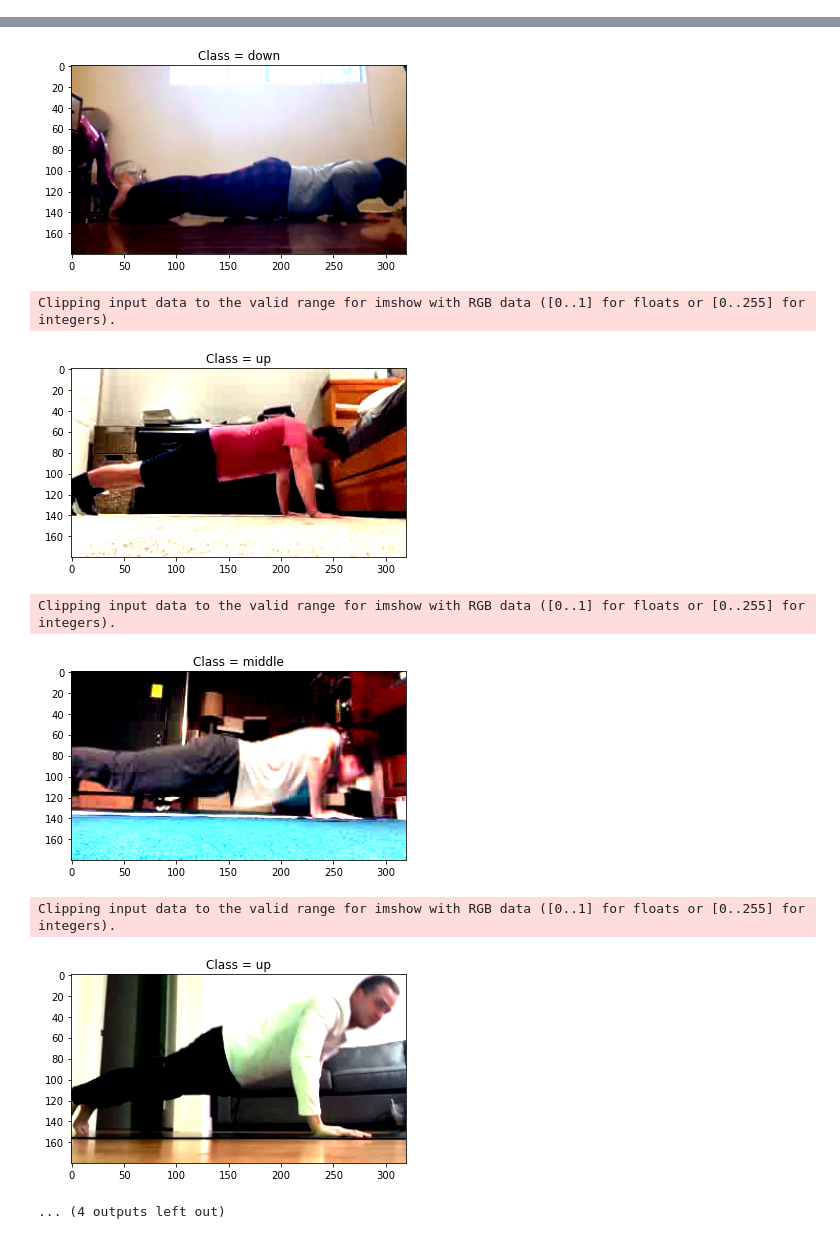
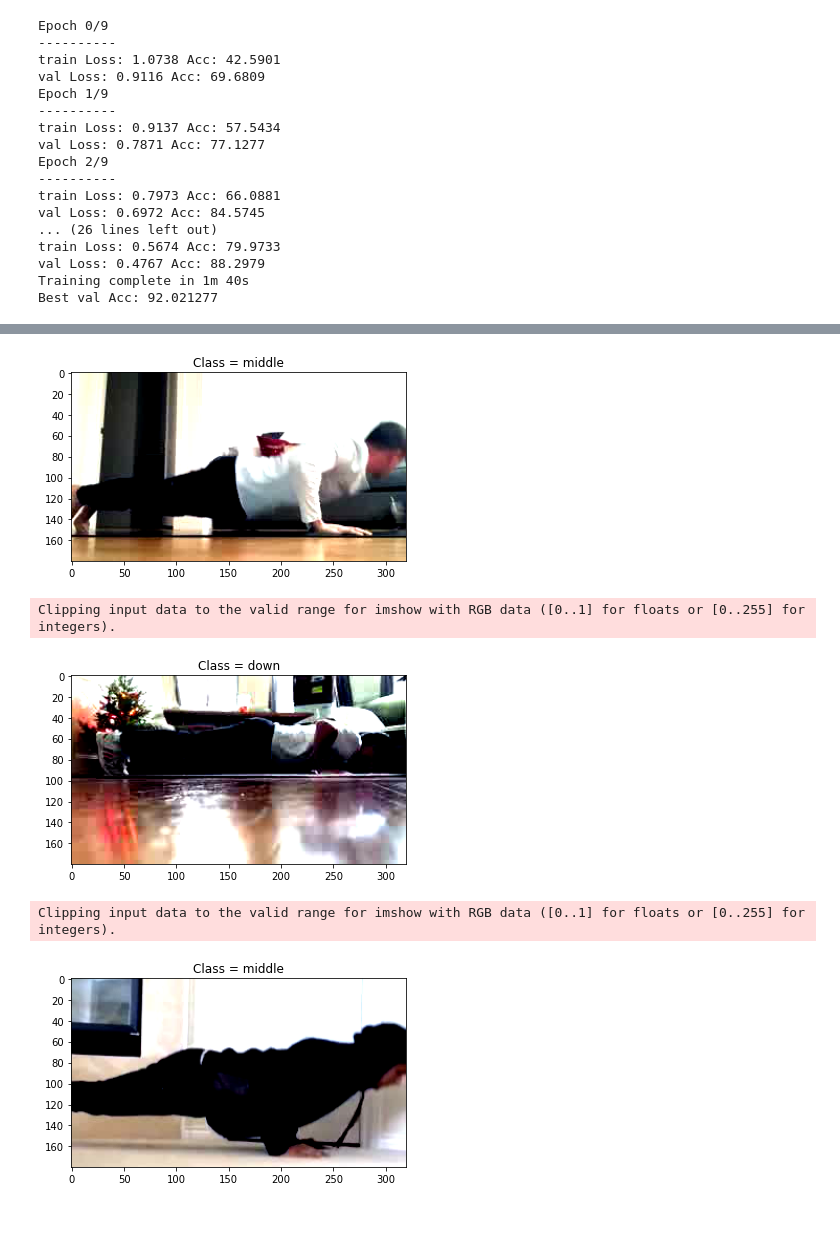
Before and after one commit to josephtrasatti/Pushup-Auto-Counter-CV, a Jupyter notebook: model.ipynb, the cells around one changed output, grey strips where cells are left out. Cells and saved outputs as stored; diff of their text form; code cells hidden in the pictures.

Commit message:
Added data download, updated train

```diff
--- a/model.ipynb
+++ b/model.ipynb
@@ -59,11 +36,11 @@ transform = transforms.Compose([
 ])
 
 
-trainset = torchvision.datasets.ImageFolder(root='/home/jupyter/Pushup-Auto-Counter-CV/data/train', transform=transform)
-valset = torchvision.datasets.ImageFolder(root='/home/jupyter/Pushup-Auto-Counter-CV/data/validation', transform=transform)
+trainset = torchvision.datasets.ImageFolder(root='./data/train', transform=transform)
+valset = torchvision.datasets.ImageFolder(root='./data/validation', transform=transform)
 
-trainloader = torch.utils.data.DataLoader(trainset, batch_size=8,
+trainloader = torch.utils.data.DataLoader(trainset, batch_size=16,
                                           shuffle=True)
 
-valloader = torch.utils.data.DataLoader(valset, batch_size=8,
+valloader = torch.utils.data.DataLoader(valset, batch_size=16,
                                           shuffle=True)
@@ -113,13 +47,13 @@ for j in range(epochs):
 # %%
-correct = 0
-total = 0
-vgg16.cuda()
-with torch.no_grad():           # Do not update gradients when evaluating
-    for data in valloader:
-        images, labels = data[0].to(device), data[1].to(device) #Put data on CUDA
-        vgg16.eval() # Set model to eval mode
-        outputs = vgg16(images) # Run forward prop
-        _, predicted = torch.max(outputs.data, 1) # Get the arg max
-        total += labels.size(0) # Add the mini batch size
-        correct += (predicted == labels).sum().item() # add the correcrt predictions
-print(100 * correct / total)
+def get_accuracy(model):
+    correct = 0
+    total = 0
+    with torch.no_grad():
+        for data in valloader:
+            images, labels = data[0].to(device), data[1].to(device)
+            model.eval()
+            outputs = model(images)
+            _, predicted = torch.max(outputs.data, 1)
+            total += labels.size(0)
+            correct += (predicted == labels).sum().item()
+    return 100 * correct / total
@@ -128,3 +118,23 @@ print(100 * correct / total)
+# %%
+train(vgg16, epochs=10, path='vgg16.pth')
+# %% [output]
+Epoch 0/9
+----------
+train Loss: 1.0738 Acc: 42.5901
+val Loss: 0.9116 Acc: 69.6809
+Epoch 1/9
+----------
+train Loss: 0.9137 Acc: 57.5434
+val Loss: 0.7871 Acc: 77.1277
+Epoch 2/9
+----------
+train Loss: 0.7973 Acc: 66.0881
+val Loss: 0.6972 Acc: 84.5745
+... (26 lines left out)
+train Loss: 0.5674 Acc: 79.9733
+val Loss: 0.4767 Acc: 88.2979
+Training complete in 1m 40s
+Best val Acc: 92.021277
 # %%
 import numpy as np
 
@@ -141,7 +151,7 @@ def show_sample(X, y, prediction=-1):
 # %%
 for i, data in enumerate(valloader):
     images, labels = data
-    for i in range(len(labels)):
+    for i in range(5):
         show_sample(images[i], labels[i])
     break
 # %% [output]
@@ -152,12 +162,9 @@ Clipping input data to the valid range for imshow with RGB data ([0..1] for floa
 Clipping input data to the valid range for imshow with RGB data ([0..1] for floats or [0..255] for integers).
-[figure, old version]
+[figure, new version]
 Clipping input data to the valid range for imshow with RGB data ([0..1] for floats or [0..255] for integers).
-[figure, old version]
+[figure, new version]
 Clipping input data to the valid range for imshow with RGB data ([0..1] for floats or [0..255] for integers).
-[figure, old version]
+[figure, new version]
-Clipping input data to the valid range for imshow with RGB data ([0..1] for floats or [0..255] for integers).
-[figure, removed]
-... (4 outputs left out)
 # %%
 for param in vgg16.parameters():
     param.requires_grad = True
```
Also changed, not shown: parts of 48 cells of this notebook, 3 other files.
